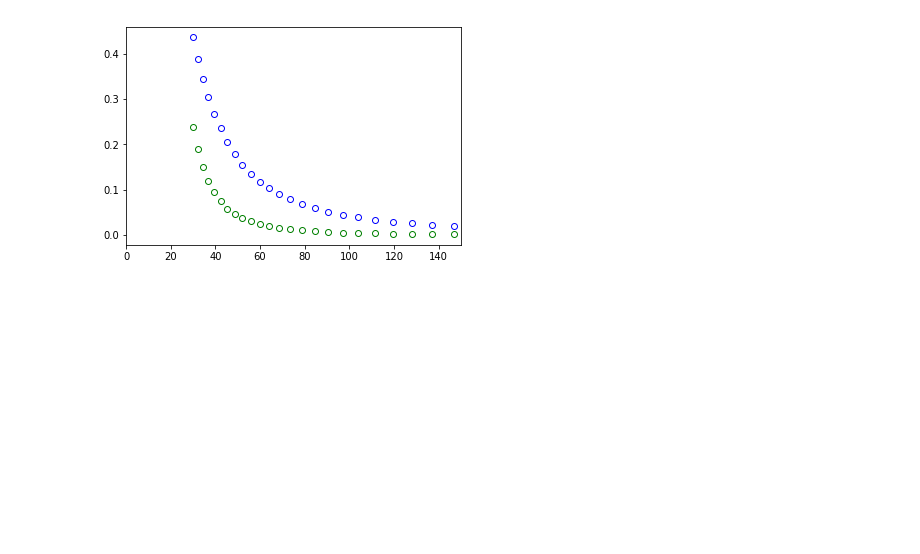
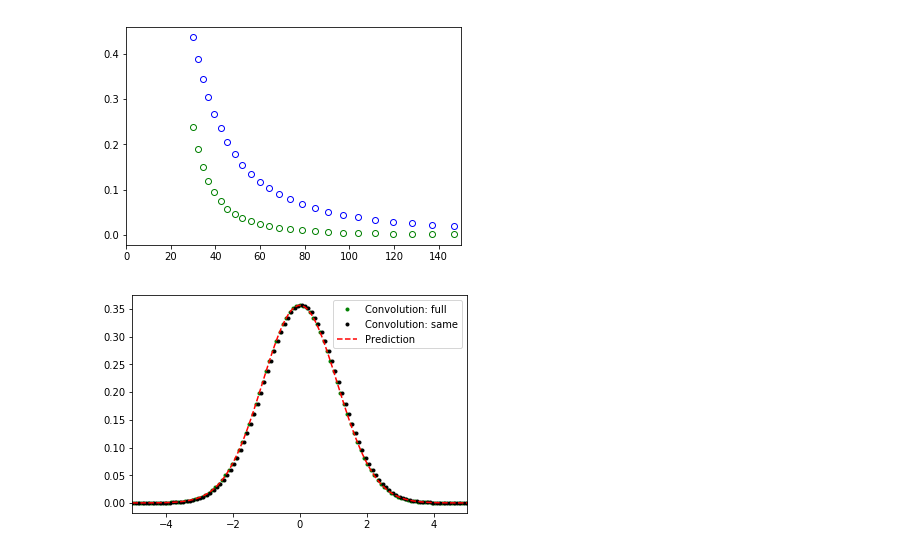
Before and after one commit to MSenani/X-Ray-Image-Reconstruction, a Jupyter notebook: Sphere_Reconstruction.ipynb, the cells around one changed output. Cells and saved outputs as stored; diff of their text form; code cells hidden in the pictures; blank space fills up the shorter version.

```diff
--- a/Sphere_Reconstruction.ipynb
+++ b/Sphere_Reconstruction.ipynb
@@ -431,7 +410,7 @@ plt.show()
 ## Code for polychromatic waves from harmonics
 # %%
 def gaussian(x,mu,sigma):
-    return 1/(np.sqrt(2*np.pi)*sigma)*np.exp( -( ((x-mu)/sigma)**2 )/2)
+    return ( 1/(np.sqrt(2*np.pi*(sigma**2))) ) * np.exp( -( ((x-mu)/sigma)**2 )/2)
 
 def makeGaussianHarmonics(E0, N_harmonics, N_samples, E_lim = None, sigmas = None):
     ''' Returns a normalized intensity distribution of Gaussians
@@ -533,3 +512,35 @@ plt.xlim([0,150])
 plt.show()
 # %% [output]
 [figure]
+# %%
+xmin, xmax, n_samples = [-5,5,100]
+x = np.linspace(xmin,xmax,n_samples)
+sigma1 = 1
+sigma2 = 1/2
+mu1 = 0
+mu2 = 0
+y_gauss_1 = gaussian(x,mu1,sigma1)
+y_gauss_2 = gaussian(x,mu2,sigma2)
+# plt.plot(x, y_gauss_1, 'o-', label = 'Gaussian 1')
+# plt.plot(x, y_gauss_2, 'o-', label = 'Gaussian 2')
+
+# mode = full
+conv_gauss = np.convolve(y_gauss_1, y_gauss_2, mode = 'full')
+conv_gauss /= np.sqrt(sum(conv_gauss)) # normalize the distribution
+x_conv = np.linspace(xmin*2, xmax*2, n_samples*2 - 1)
+plt.plot(x_conv, conv_gauss, 'g.', label = 'Convolution: full')
+
+# mode = same
+conv_gauss = np.convolve(y_gauss_1, y_gauss_2, mode = 'same')
+conv_gauss /= np.sqrt(sum(conv_gauss)) # normalize the distribution
+plt.plot(x, conv_gauss, 'k.', label = 'Convolution: same')
+
+
+conv_prediction = gaussian(x, 0, np.sqrt(sigma1**2 + sigma2**2))
+plt.plot(x,conv_prediction, 'r--', label = 'Prediction')
+
+plt.legend()
+plt.xlim([xmin,xmax])
+plt.show()
+# %% [output]
+[figure, added]
```
Also changed, not shown: parts of 6 cells of this notebook.
